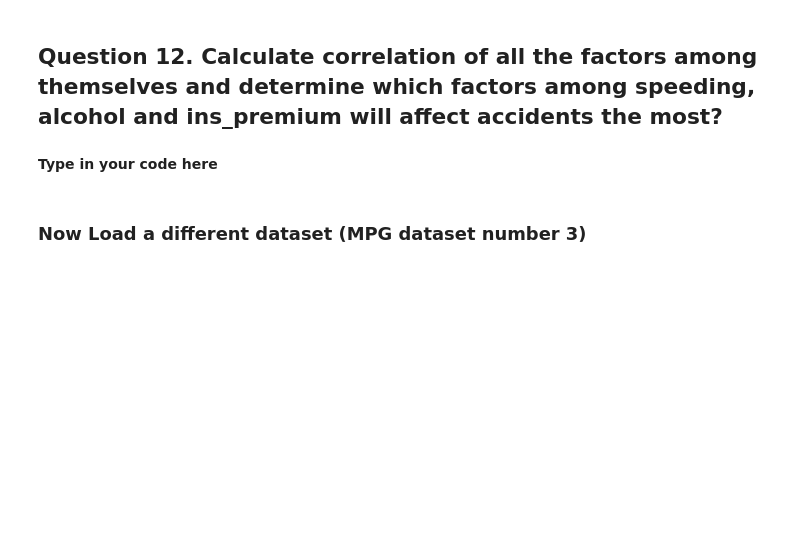
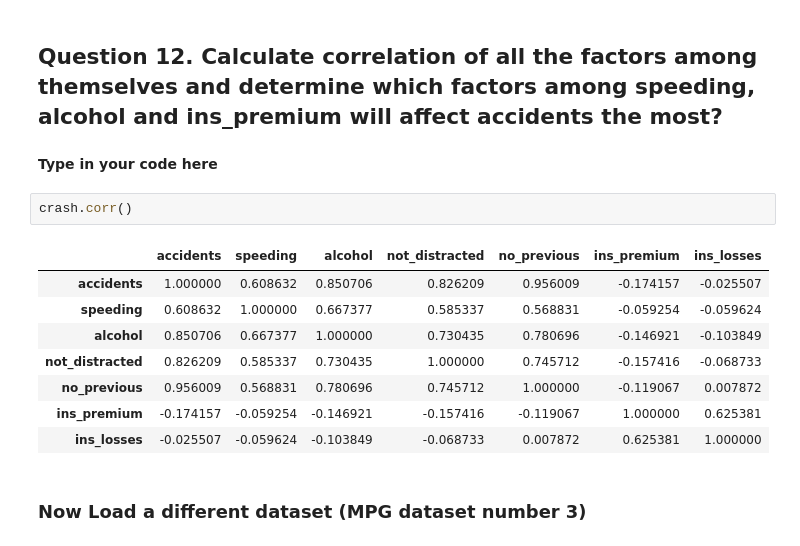
Before and after one commit to Arx1971/DataAnalytics-HW-1, a Jupyter notebook: HW1_Spring2020.ipynb, the cells around one changed output. Drawn from its saved outputs; the diff is of its cells as text; blank space fills up the shorter version.

```diff
--- a/HW1_Spring2020.ipynb
+++ b/HW1_Spring2020.ipynb
@@ -245,6 +275,17 @@ acdnt
 ## Question 12. Calculate correlation of all the factors among themselves and determine which factors among speeding, alcohol and ins_premium will affect accidents the most?
 # %% [markdown]
 **Type in your code here**
+# %%
+crash.corr()
+# %% [output]
+|  | accidents | speeding | alcohol | not_distracted | no_previous | ins_premium | ins_losses |
+| accidents | 1.000000 | 0.608632 | 0.850706 | 0.826209 | 0.956009 | -0.174157 | -0.025507 |
+| speeding | 0.608632 | 1.000000 | 0.667377 | 0.585337 | 0.568831 | -0.059254 | -0.059624 |
+| alcohol | 0.850706 | 0.667377 | 1.000000 | 0.730435 | 0.780696 | -0.146921 | -0.103849 |
+| not_distracted | 0.826209 | 0.585337 | 0.730435 | 1.000000 | 0.745712 | -0.157416 | -0.068733 |
+| no_previous | 0.956009 | 0.568831 | 0.780696 | 0.745712 | 1.000000 | -0.119067 | 0.007872 |
+| ins_premium | -0.174157 | -0.059254 | -0.146921 | -0.157416 | -0.119067 | 1.000000 | 0.625381 |
+| ins_losses | -0.025507 | -0.059624 | -0.103849 | -0.068733 | 0.007872 | 0.625381 | 1.000000 |
 # %% [markdown]
 ### Now Load a different dataset (MPG dataset number 3)
 # %%
```
Also changed, not shown: parts of 5 cells of this notebook.
